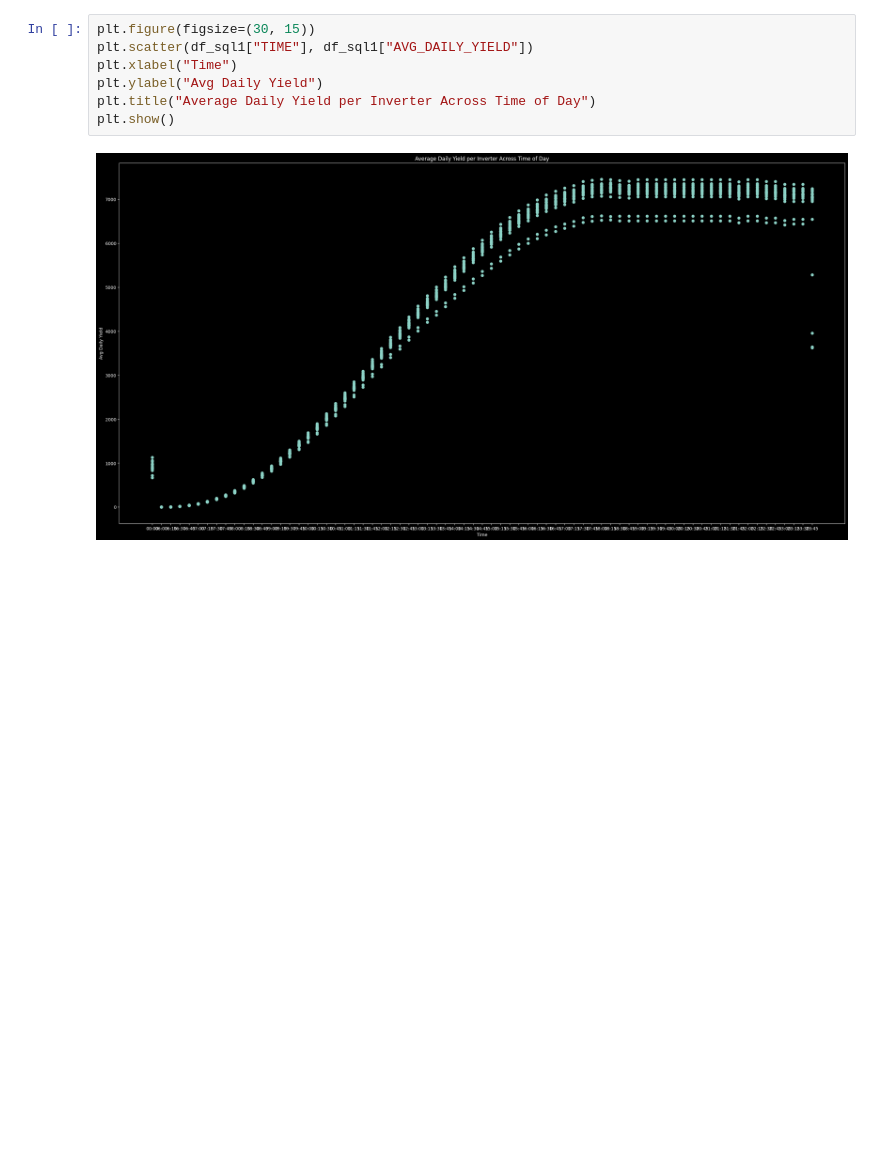
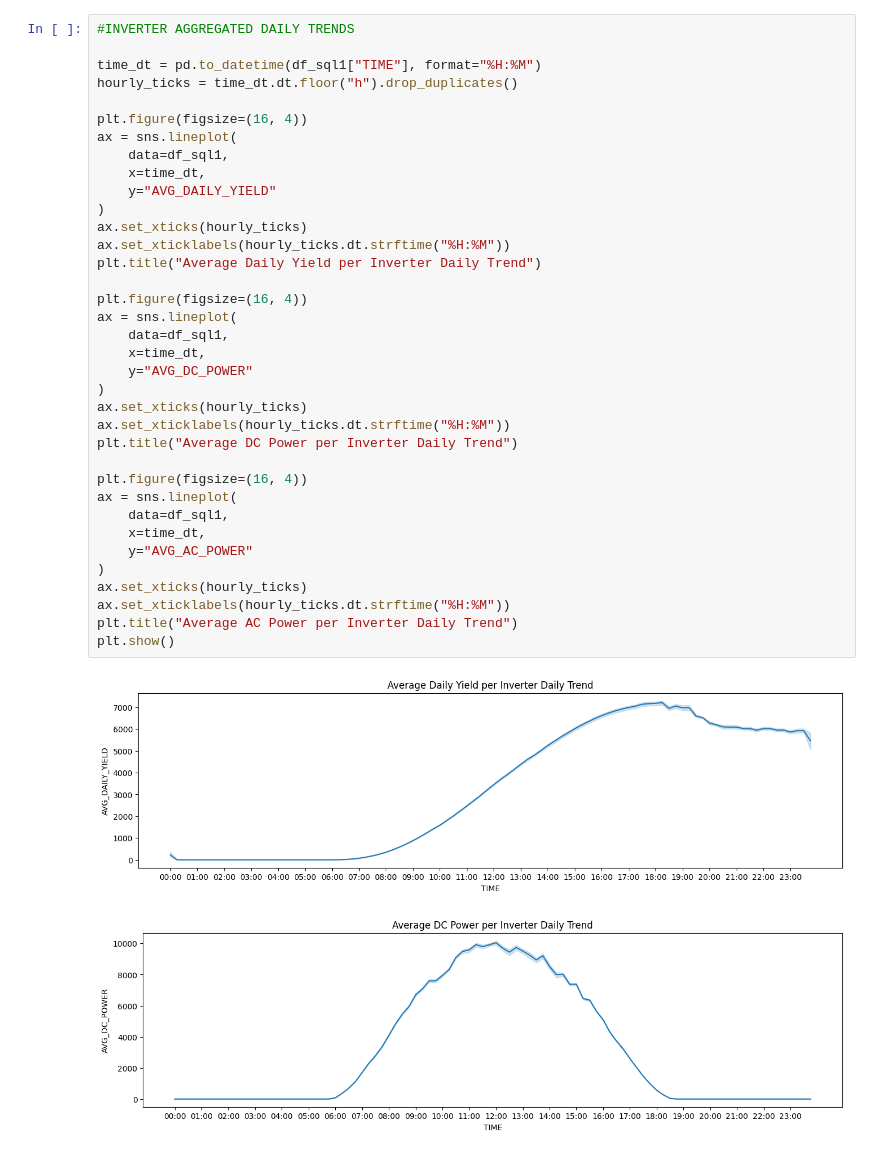
Before and after one commit to bennykn8/HelioCast, a Jupyter notebook: Plant_EDA.ipynb, the cells around one changed output. Drawn from its saved outputs; the diff is of its cells as text; blank space fills up the shorter version.

```diff
--- a/Plant_EDA.ipynb
+++ b/Plant_EDA.ipynb
@@ -199,9 +233,39 @@ ORDER BY SOURCE_KEY, TIME;
 # %%
-plt.figure(figsize=(30, 15))
-plt.scatter(df_sql1["TIME"], df_sql1["AVG_DAILY_YIELD"])
-plt.xlabel("Time")
-plt.ylabel("Avg Daily Yield")
-plt.title("Average Daily Yield per Inverter Across Time of Day")
+#INVERTER AGGREGATED DAILY TRENDS
+
+time_dt = pd.to_datetime(df_sql1["TIME"], format="%H:%M")
+hourly_ticks = time_dt.dt.floor("h").drop_duplicates()
+
+plt.figure(figsize=(16, 4))
+ax = sns.lineplot(
+    data=df_sql1,
+    x=time_dt,
+    y="AVG_DAILY_YIELD"
+)
+ax.set_xticks(hourly_ticks)
+ax.set_xticklabels(hourly_ticks.dt.strftime("%H:%M"))
+plt.title("Average Daily Yield per Inverter Daily Trend")
+
+plt.figure(figsize=(16, 4))
+ax = sns.lineplot(
+    data=df_sql1,
+    x=time_dt,
+    y="AVG_DC_POWER"
+)
+ax.set_xticks(hourly_ticks)
+ax.set_xticklabels(hourly_ticks.dt.strftime("%H:%M"))
+plt.title("Average DC Power per Inverter Daily Trend")
+
+plt.figure(figsize=(16, 4))
+ax = sns.lineplot(
+    data=df_sql1,
+    x=time_dt,
+    y="AVG_AC_POWER"
+)
+ax.set_xticks(hourly_ticks)
+ax.set_xticklabels(hourly_ticks.dt.strftime("%H:%M"))
+plt.title("Average AC Power per Inverter Daily Trend")
 plt.show()
 # %% [output]
-[figure, old version]
+[figure, new version]
+[figure, added]
```
Also changed, not shown: parts of 16 cells of this notebook.
